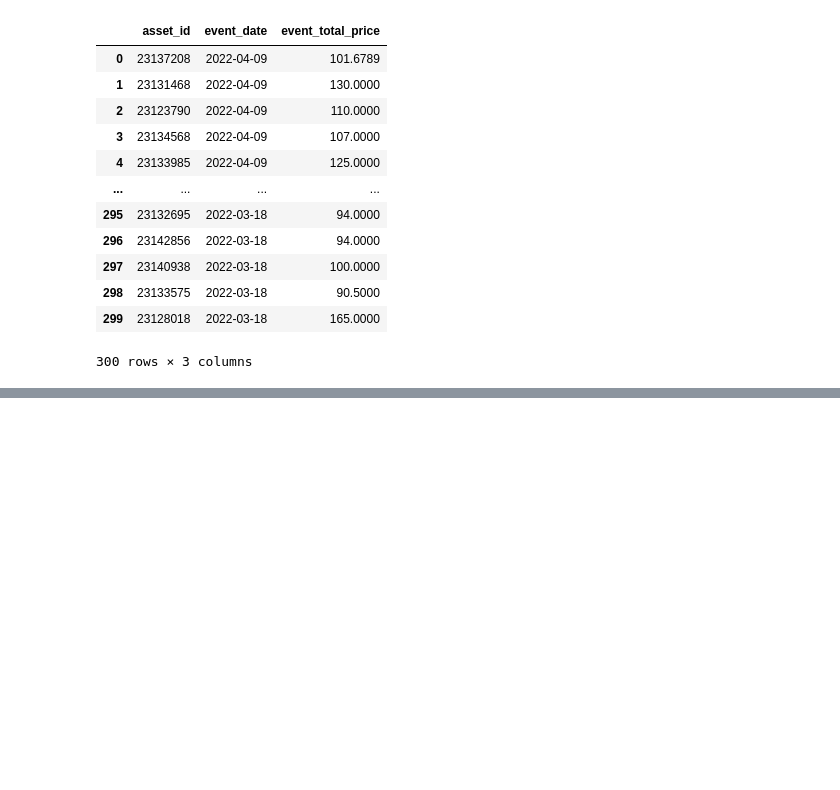
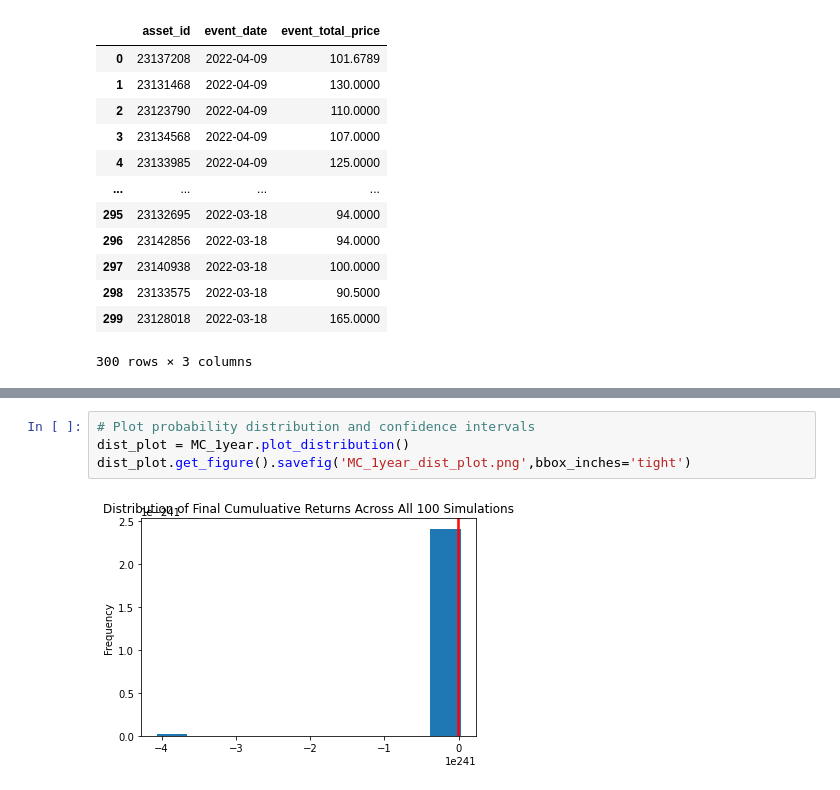
Before and after one commit to sameerlakhe/NFTPriceTrackerAndForecaster, a Jupyter notebook: nft_tracker.ipynb, the cells around one changed output, grey strips where cells are left out. Cells and saved outputs as stored; diff of their text form; blank space fills up the shorter version.

```diff
--- a/nft_tracker.ipynb
+++ b/nft_tracker.ipynb
@@ -298,0 +442,6 @@ df
+# %%
+# Plot probability distribution and confidence intervals
+dist_plot = MC_1year.plot_distribution()
+dist_plot.get_figure().savefig('MC_1year_dist_plot.png',bbox_inches='tight')
+# %% [output]
+[figure, added]
```
Also changed, not shown: parts of 13 cells of this notebook, 4 other files.
